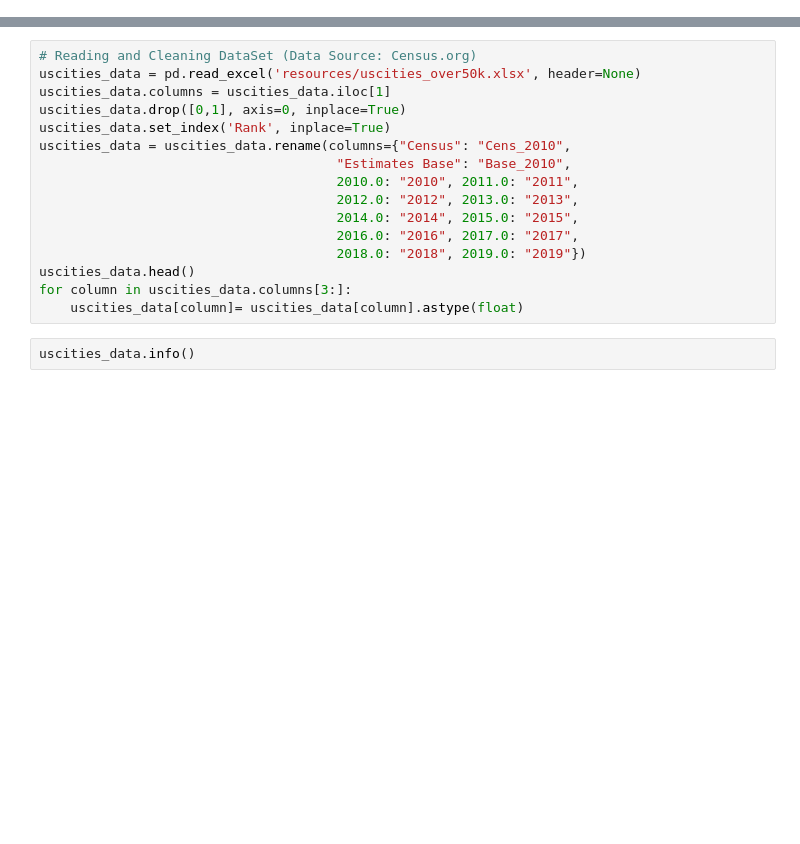
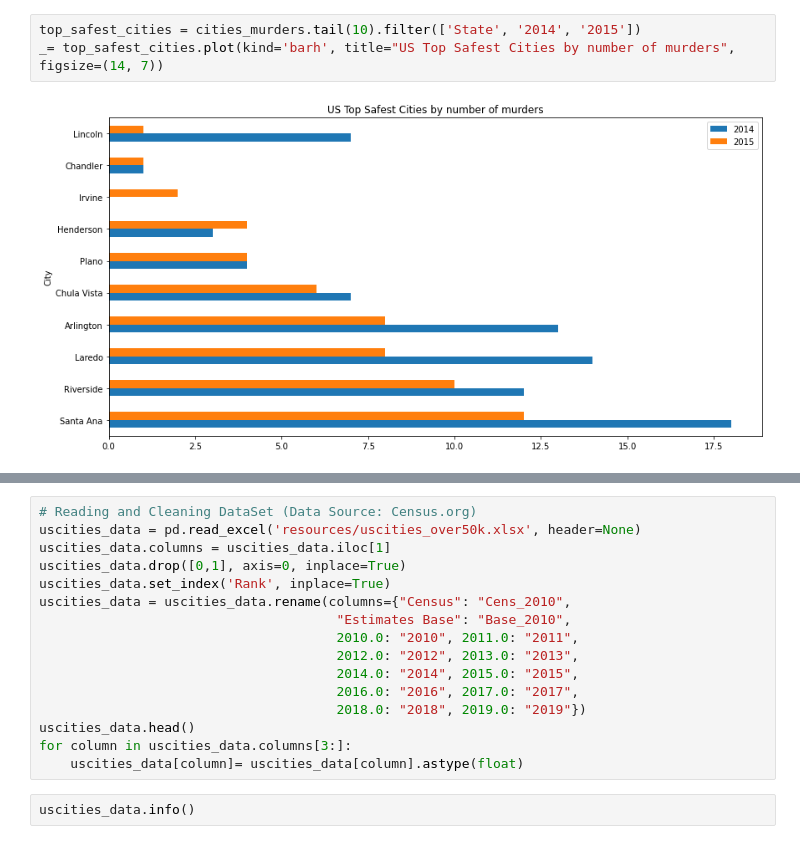
Before and after one commit to OlegRyzhkov2020/API-challenge, a Jupyter notebook: CrimePy_Project/major_cities.ipynb, the cells around one changed output, grey strips where cells are left out. Drawn from its saved outputs; the diff is of its cells as text; blank space fills up the shorter version.

```diff
--- a/CrimePy_Project/major_cities.ipynb
+++ b/CrimePy_Project/major_cities.ipynb
@@ -18,0 +64,5 @@ from my_func import GoogleMapClient
+# %%
+top_safest_cities = cities_murders.tail(10).filter(['State', '2014', '2015'])
+_= top_safest_cities.plot(kind='barh', title="US Top Safest Cities by number of murders", figsize=(14, 7))
+# %% [output]
+[figure, added]
```
Also changed, not shown: parts of 14 cells of this notebook, 4 other files.
